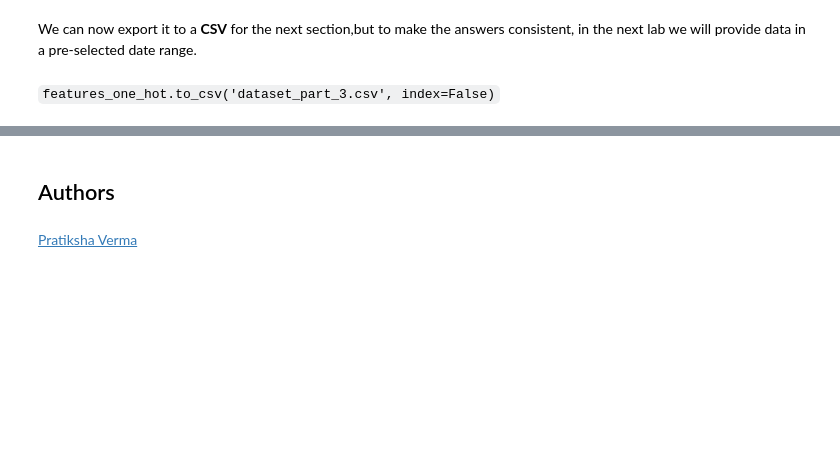
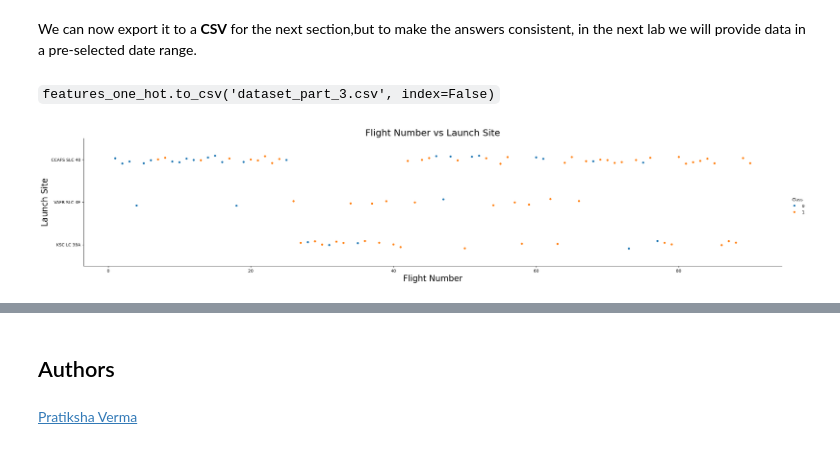
Before and after one commit to NikoAvila/Ciencia-de-datos-aplicada-Capstone, a Jupyter notebook: edadataviz.ipynb, the cells around one changed output, grey strips where cells are left out. Saved outputs shown, nothing was run; the diff lists cells and outputs as text; code cells hidden in the pictures; blank space fills up the shorter version.

```diff
--- a/edadataviz.ipynb
+++ b/edadataviz.ipynb
@@ -255,3 +255,21 @@ features_one_hot.head()
 We can now export it to a <b>CSV</b> for the next section,but to make the answers consistent, in the next lab we will provide data in a pre-selected date range.
 # %% [markdown]
 <code>features_one_hot.to_csv('dataset_part\_3.csv', index=False)</code>
+# %%
+import pandas as pd
+import requests # <--- Esta es la línea que falta
+import io
+import seaborn as sns
+import matplotlib.pyplot as plt
+
+URL = "https://cf-courses-data.s3.us.cloud-object-storage.appdomain.cloud/IBM-DS0321EN-SkillsNetwork/datasets/dataset_part_2.csv"
+resp = requests.get(URL)
+df = pd.read_csv(io.StringIO(resp.text))
+
+sns.catplot(y="LaunchSite", x="FlightNumber", hue="Class", data=df, aspect=5)
+plt.xlabel("Flight Number", fontsize=20)
+plt.ylabel("Launch Site", fontsize=20)
+plt.title("Flight Number vs Launch Site", fontsize=22)
+plt.show()
+# %% [output]
+[figure, added]
```
Also changed, not shown: parts of 4 cells of this notebook.
